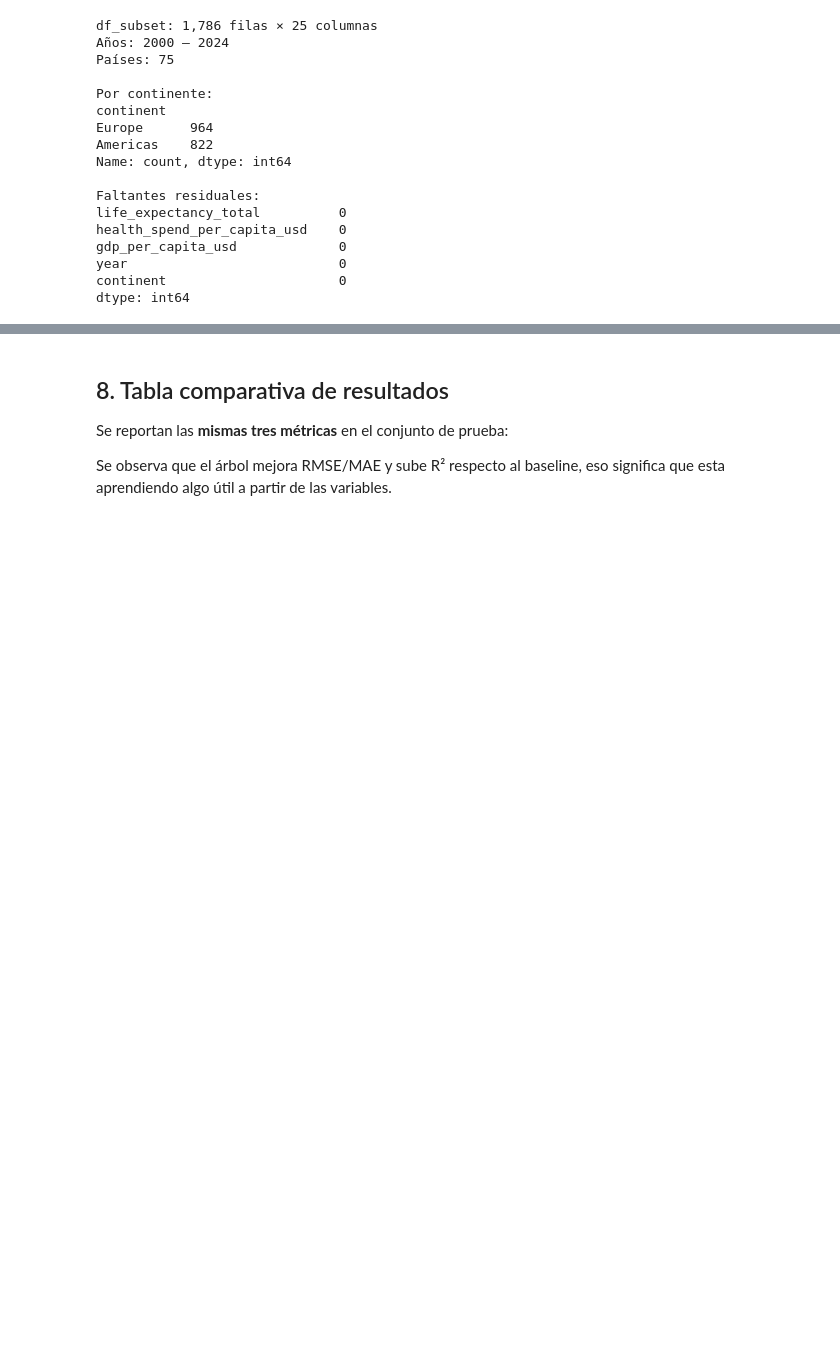
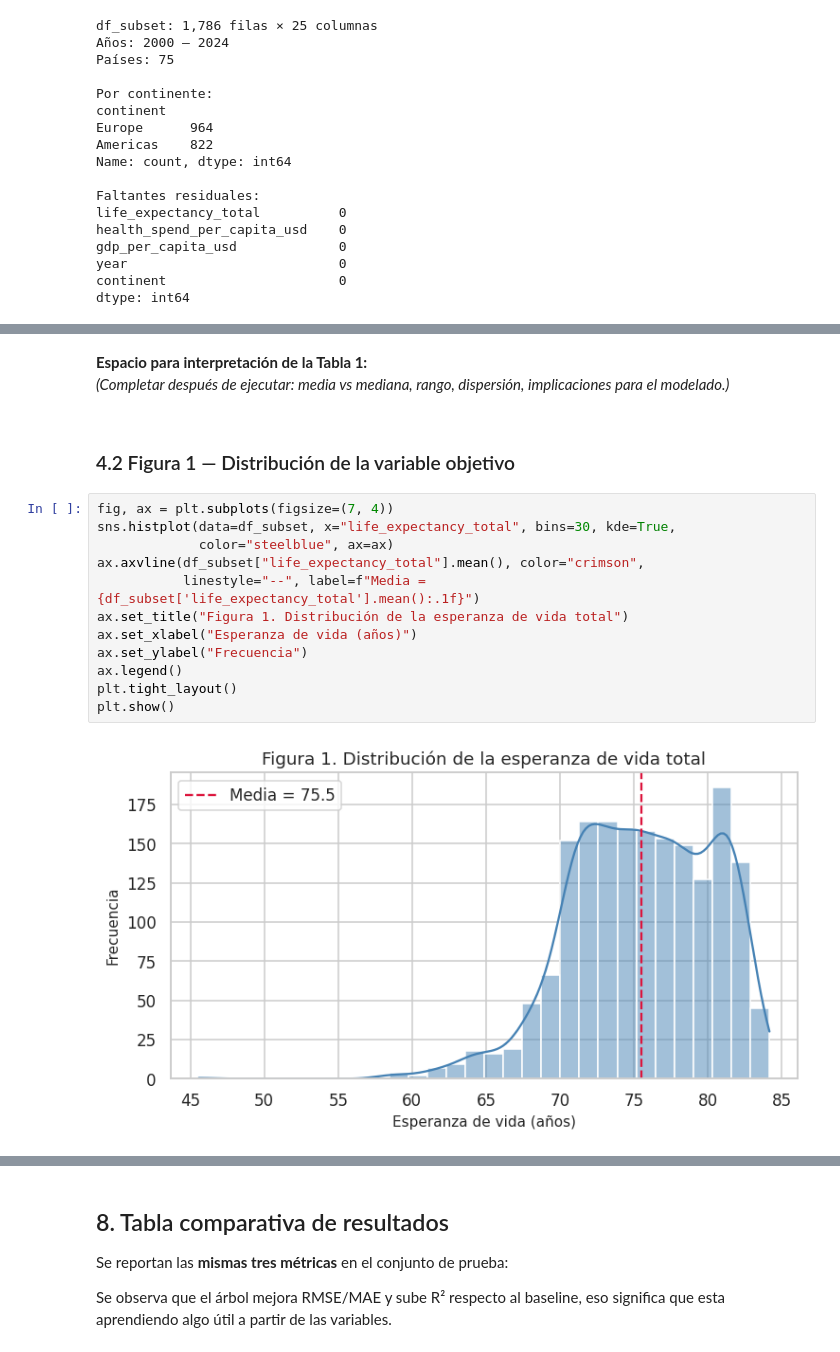
Before and after one commit to syltaer-utp/Project-S100, a Jupyter notebook: S100_Equipo2_Parte2.ipynb, the cells around one changed output, grey strips where cells are left out. Cells and saved outputs as stored; diff of their text form; blank space fills up the shorter version.

```diff
--- a/S100_Equipo2_Parte2.ipynb
+++ b/S100_Equipo2_Parte2.ipynb
@@ -136,0 +164,21 @@ dtype: int64
+# %% [markdown]
+**Espacio para interpretación de la Tabla 1:**
+*(Completar después de ejecutar: media vs mediana, rango, dispersión, implicaciones para el modelado.)*
+
+>
+# %% [markdown]
+### 4.2 Figura 1 — Distribución de la variable objetivo
+# %%
+fig, ax = plt.subplots(figsize=(7, 4))
+sns.histplot(data=df_subset, x="life_expectancy_total", bins=30, kde=True,
+             color="steelblue", ax=ax)
+ax.axvline(df_subset["life_expectancy_total"].mean(), color="crimson",
+           linestyle="--", label=f"Media = {df_subset['life_expectancy_total'].mean():.1f}")
+ax.set_title("Figura 1. Distribución de la esperanza de vida total")
+ax.set_xlabel("Esperanza de vida (años)")
+ax.set_ylabel("Frecuencia")
+ax.legend()
+plt.tight_layout()
+plt.show()
+# %% [output]
+[figure, added]
```
Also changed, not shown: parts of 22 cells of this notebook.
